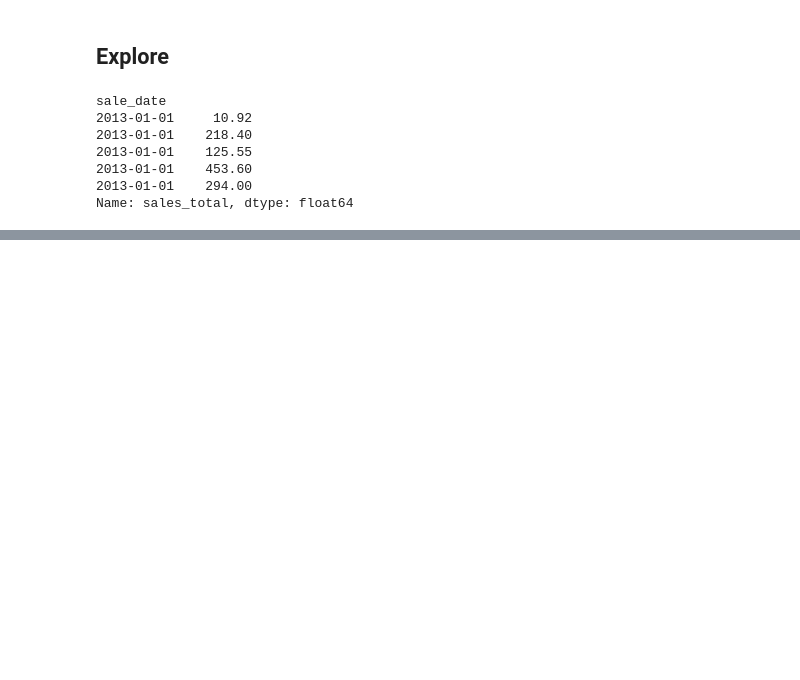
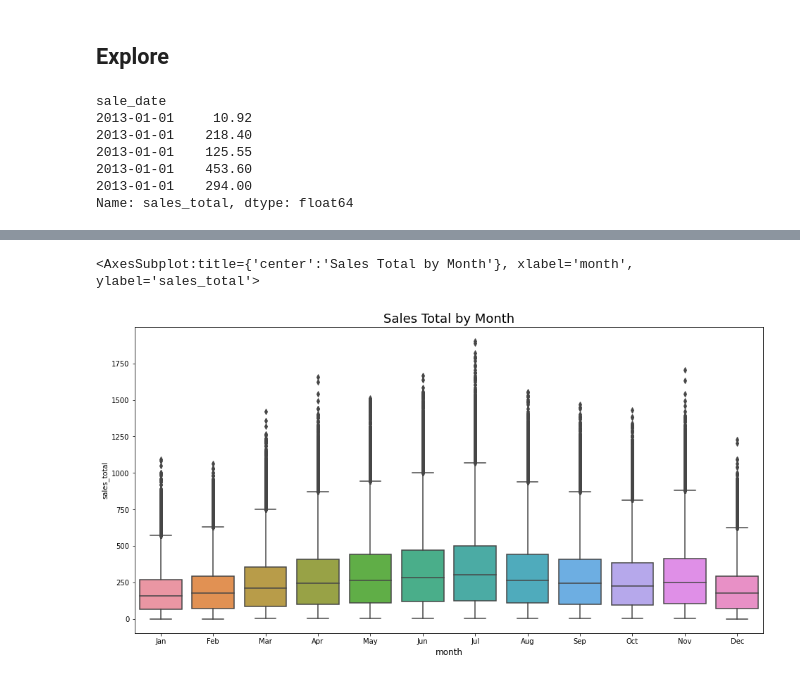
Before and after one commit to m3redithw/time-series-exercises, a Jupyter notebook: explore.ipynb, the cells around one changed output, grey strips where cells are left out. Saved outputs shown, nothing was run; the diff lists cells and outputs as text; code cells hidden in the pictures; blank space fills up the shorter version.

```diff
--- a/explore.ipynb
+++ b/explore.ipynb
@@ -85,0 +105,9 @@ y.plot.hist(linewidth=1.2, edgecolor='black')
+# %%
+# Boxplot for each month
+plt.figure(figsize = (16,8))
+plt.title('Sales Total by Month', fontsize = 18)
+plt.xlabel('Month', fontsize = 12)
+sns.boxplot(data = train, x = 'month', y = 'sales_total')
+# %% [output]
+<AxesSubplot:title={'center':'Sales Total by Month'}, xlabel='month', ylabel='sales_total'>
+[figure, added]
```
Also changed, not shown: parts of 22 cells of this notebook.
